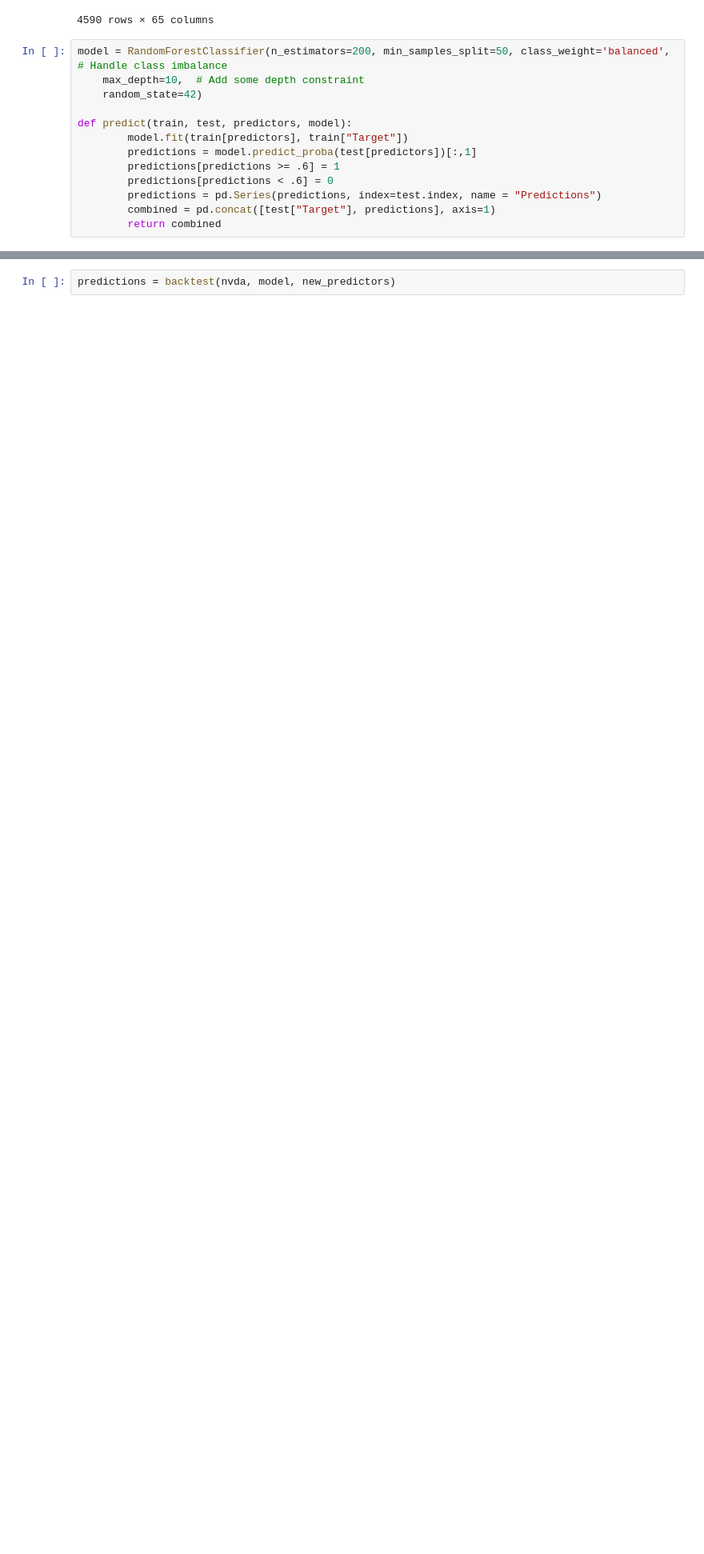
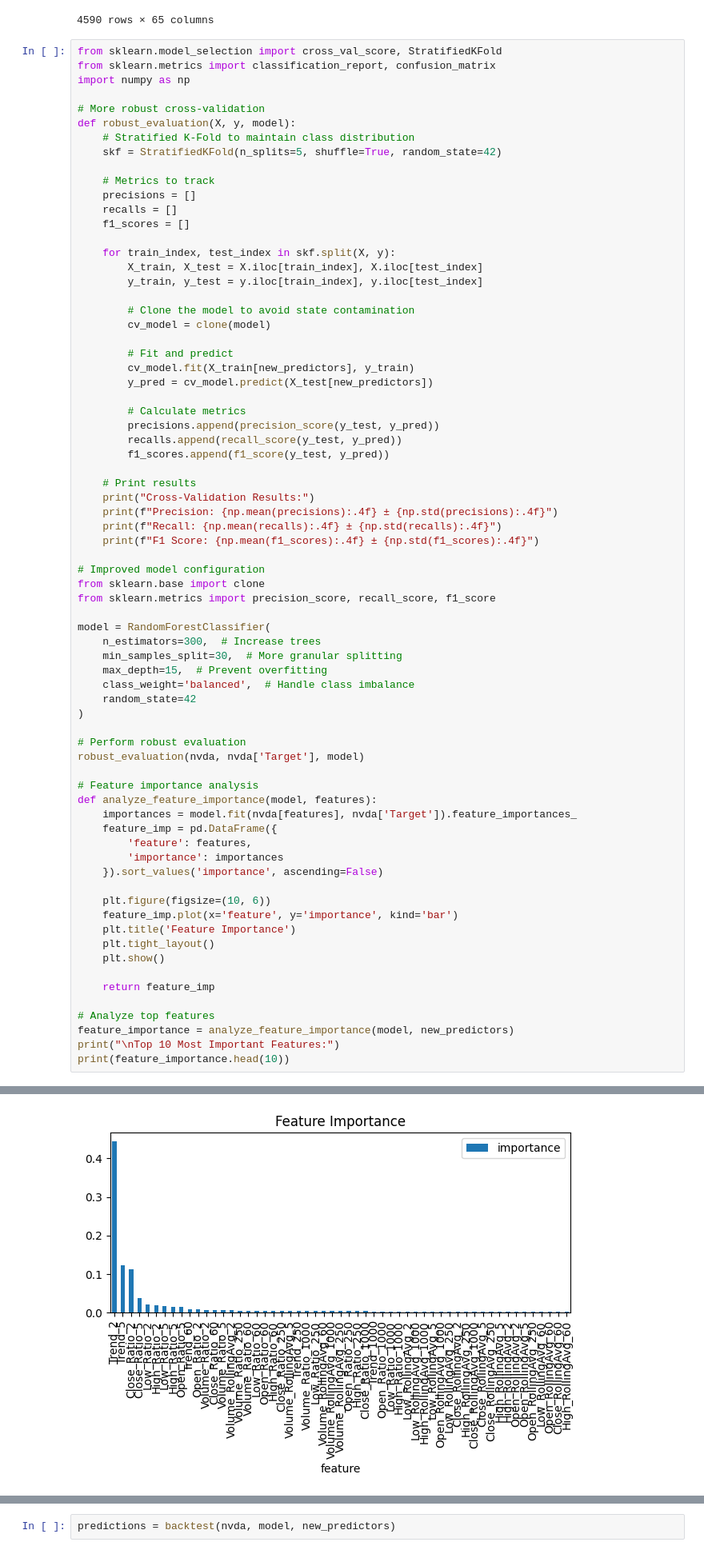
Before and after one commit to Peekaboo64534/Nvidia_Stock, a Jupyter notebook: NvidiaRF.ipynb, the cells around one changed output, grey strips where cells are left out. Shown at 80% size. Saved outputs shown, nothing was run; the diff lists cells and outputs as text; blank space fills up the shorter version.

```diff
--- a/NvidiaRF.ipynb
+++ b/NvidiaRF.ipynb
@@ -244,15 +244,75 @@ nvda
 | 4589 | 2025-04-03 00:00:00-04:00 | 103.510002 | 105.629997 | 101.599998 | 101.800003 | 338769400 | 0.0 | 0.0 | 94.309998 | 0 | ... |
 4590 rows × 65 columns
 # %%
-model = RandomForestClassifier(n_estimators=200, min_samples_split=50, class_weight='balanced',  # Handle class imbalance
-    max_depth=10,  # Add some depth constraint
-    random_state=42)
+from sklearn.model_selection import cross_val_score, StratifiedKFold
+from sklearn.metrics import classification_report, confusion_matrix
+import numpy as np
 
-def predict(train, test, predictors, model):
-        model.fit(train[predictors], train["Target"])
-        predictions = model.predict_proba(test[predictors])[:,1]
-        predictions[predictions >= .6] = 1
-        predictions[predictions < .6] = 0
-        predictions = pd.Series(predictions, index=test.index, name = "Predictions")
-        combined = pd.concat([test["Target"], predictions], axis=1)
-        return combined
+# More robust cross-validation
+def robust_evaluation(X, y, model):
+    # Stratified K-Fold to maintain class distribution
+    skf = StratifiedKFold(n_splits=5, shuffle=True, random_state=42)
+
+    # Metrics to track
+    precisions = []
+    recalls = []
+    f1_scores = []
+
+    for train_index, test_index in skf.split(X, y):
+        X_train, X_test = X.iloc[train_index], X.iloc[test_index]
+        y_train, y_test = y.iloc[train_index], y.iloc[test_index]
+
+        # Clone the model to avoid state contamination
+        cv_model = clone(model)
+
+        # Fit and predict
+        cv_model.fit(X_train[new_predictors], y_train)
+        y_pred = cv_model.predict(X_test[new_predictors])
+
+        # Calculate metrics
+        precisions.append(precision_score(y_test, y_pred))
+        recalls.append(recall_score(y_test, y_pred))
+        f1_scores.append(f1_score(y_test, y_pred))
+
+    # Print results
+    print("Cross-Validation Results:")
+    print(f"Precision: {np.mean(precisions):.4f} ± {np.std(precisions):.4f}")
+    print(f"Recall: {np.mean(recalls):.4f} ± {np.std(recalls):.4f}")
+    print(f"F1 Score: {np.mean(f1_scores):.4f} ± {np.std(f1_scores):.4f}")
+
+# Improved model configuration
+from sklearn.base import clone
+from sklearn.metrics import precision_score, recall_score, f1_score
+
+model = RandomForestClassifier(
+    n_estimators=300,  # Increase trees
+    min_samples_split=30,  # More granular splitting
+    max_depth=15,  # Prevent overfitting
+    class_weight='balanced',  # Handle class imbalance
+    random_state=42
+)
+
+# Perform robust evaluation
+robust_evaluation(nvda, nvda['Target'], model)
+
+# Feature importance analysis
+def analyze_feature_importance(model, features):
+    importances = model.fit(nvda[features], nvda['Target']).feature_importances_
+    feature_imp = pd.DataFrame({
+        'feature': features,
+        'importance': importances
+    }).sort_values('importance', ascending=False)
+
+    plt.figure(figsize=(10, 6))
+    feature_imp.plot(x='feature', y='importance', kind='bar')
+    plt.title('Feature Importance')
+    plt.tight_layout()
+    plt.show()
+
+    return feature_imp
+
+# Analyze top features
+feature_importance = analyze_feature_importance(model, new_predictors)
+print("\nTop 10 Most Important Features:")
+print(feature_importance.head(10))
+# %% [output]
@@ -258,0 +324 @@ def predict(train, test, predictors, model):
+[figure, added]
```
Also changed, not shown: parts of 8 cells of this notebook.
